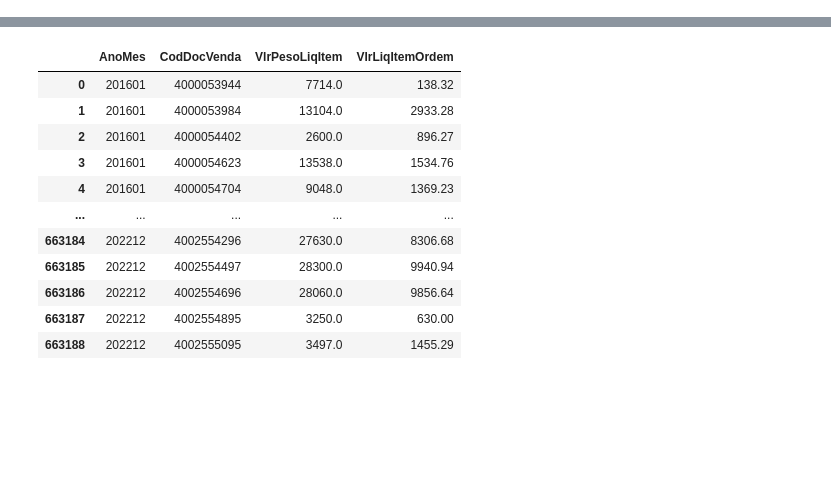
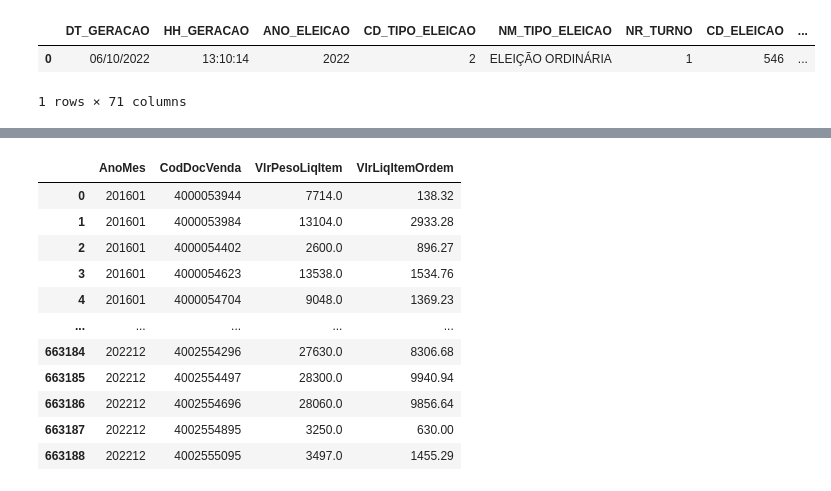
Before and after one commit to dbaassists/Python, a Jupyter notebook: ProjetoPythonKB/Projeto KB Python.ipynb, the cells around one changed output, grey strips where cells are left out. Saved outputs shown, nothing was run; the diff lists cells and outputs as text; code cells hidden in the pictures; blank space fills up the shorter version.

```diff
--- a/ProjetoPythonKB/Projeto KB Python.ipynb
+++ b/ProjetoPythonKB/Projeto KB Python.ipynb
@@ -23,14 +37,17 @@ dfANE = pd.read_excel(arquivo_Alex_NE
 # %%
 # IMPORTAÇAO SIMPLES DE ARQUIVO CSV #
 
-arquivoDatabricks = 'C:\\Temp\\Frete_Rodrigo\\base_databricks.csv'
+arquivoCSV = '..\ProjetoPythonKB\Dados\consulta_cand_2022_BRASIL.csv'
 
-dfADB = pd.read_csv(arquivoDatabricks
-                    , sep=','
-                    , usecols=[0,10,39,40]
-                    , names=['AnoMes','CodDocVenda','VlrPesoLiqItem','VlrLiqItemOrdem']
-                    , dtype={'AnoMes':'str'
-                             , 'CodDocVenda':'str'
-                             ,'VlrPesoLiqItem':'float'
-                             ,'VlrLiqItemOrdem':'float' }
-                    , header=0)
+dfCandidatos = pd.read_csv(arquivoCSV
+                   , sep=';'
+                   ,encoding='latin-1'
+                   )
+# %%
+# SELECIONANDO TOP N REGISTROS DE UM DATAFRAME #
+
+dfCandidatos.head(1)
+# %% [output]
+|  | DT_GERACAO | HH_GERACAO | ANO_ELEICAO | CD_TIPO_ELEICAO | NM_TIPO_ELEICAO | NR_TURNO | CD_ELEICAO | ... |
+| 0 | 06/10/2022 | 13:10:14 | 2022 | 2 | ELEIÇÃO ORDINÁRIA | 1 | 546 | ... |
+1 rows × 71 columns
```
Also changed, not shown: parts of 7 cells of this notebook, 1 other file.
